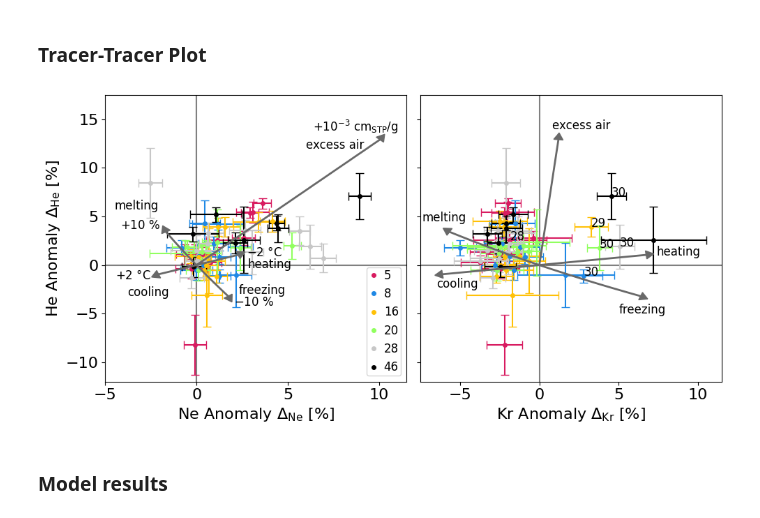
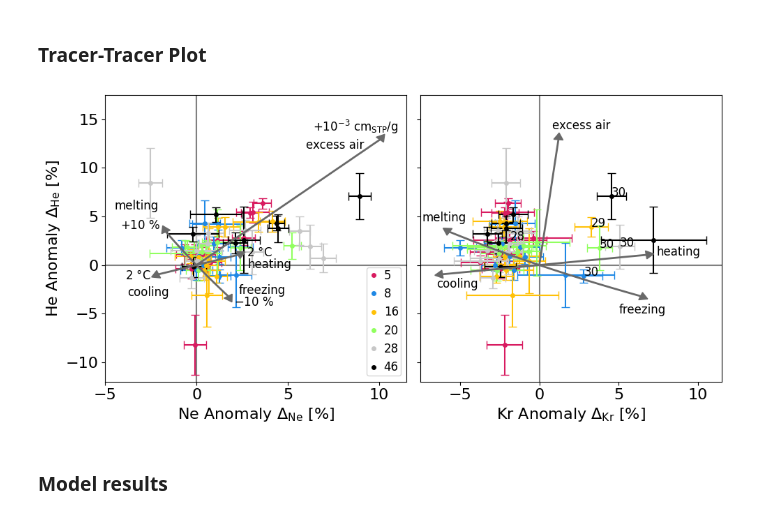
Before and after one commit to TeamPAGOS/Resources-New-Noble-Gas-Derived-Parameterizations-of-Arctic-Air-Sea-Ice-Gas-Exchange-Processes, a Jupyter notebook: Paper copy.ipynb, the cells around one changed output. Drawn from its saved outputs; the diff is of its cells as text; code cells hidden in the pictures.

```diff
--- a/Paper copy.ipynb
+++ b/Paper copy.ipynb
@@ -263,36 +263,36 @@ ax[1].text(7.4,0.8,'heating',rotation=6.3, size = txtsize)
 ax[0].text(2,-8.6,'net freezing',rotation=-47, size = txtsize)
 ax[0].text(-4.5,4,'net melting',rotation=-51, size = txtsize)
 ax[1].text(4,-6,'net freezing',rotation=-19, size = txtsize)
 ax[1].text(-7.4,3,'net melting',rotation=-25, size = txtsize)
 ax[0].text(4,6.8,'excess air',rotation=35, size = txtsize)
 ax[1].text(1.2,11,'excess air',rotation=81, size = txtsize)"""
 ax[0].text(-3.8,-3.2,'cooling',rotation=0, size = txtsize)
 ax[0].text(2.8,-0.3,'heating',rotation=0, size = txtsize)
 ax[1].text(-6.5,-2.3,'cooling',rotation=0, size = txtsize)
 ax[1].text(7.4,1,'heating',rotation=0, size = txtsize)
 ax[0].text(2.3,-3,'freezing',rotation=0, size = txtsize)
 ax[0].text(-4.5,5.7,'melting',rotation=0, size = txtsize)
 ax[1].text(5,-5,'freezing',rotation=0, size = txtsize)
 ax[1].text(-7.4,4.5,'melting',rotation=0, size = txtsize)
 ax[0].text(6,12,'excess air',rotation=0, size = txtsize)
 ax[1].text(0.8,14,'excess air',rotation=0, size = txtsize)
 
 # numbers for parameters
-ax[0].text(coolheat_deltas['Ne'][-1]*1.2, coolheat_deltas['He'][-1]*1.2, '$+2$ \u00b0C', size=txtsize, va='center', ha='right')
-ax[0].text(coolheat_deltas['Ne'][0]*1.2, coolheat_deltas['He'][0]*1.2, '$-2$ \u00b0C', size=txtsize, va='center', ha='left')
+ax[0].text(coolheat_deltas['Ne'][-1]*1.2, coolheat_deltas['He'][-1]*1.2, '$2$ \u00b0C', size=txtsize, va='center', ha='right')
+ax[0].text(coolheat_deltas['Ne'][0]*1.2, coolheat_deltas['He'][0]*1.2, '$2$ \u00b0C', size=txtsize, va='center', ha='left')
 ax[0].text(freezemelt_deltas['Ne'][-1]*1.2, freezemelt_deltas['He'][-1]*1.2, '$-10$ %', size=txtsize, va='center', ha='left')
 ax[0].text(freezemelt_deltas['Ne'][0]*1.2, freezemelt_deltas['He'][0]*1.2, '$+10$ %', size=txtsize, va='center', ha='right')
 ax[0].text(excessair_deltas['Ne'][-1]*1.1, excessair_deltas['He'][-1]*1.1, '$+10^{-3}$ cm$_{\\text{STP}}$/g', size=txtsize, va='center', ha='right')
 
 ## general format
 ax[0].set_ylabel('He Anomaly $\\Delta_\\text{He}$ [%]', fontsize =16)
 ax[0].legend([Line2D([0], [0], marker="o", ms = 4, color=vacao_colors[s], linewidth=0) for s in vacao_colors.keys()],vacao_colors.keys(), fontsize = txtsize, loc='lower right',
              ncol=1, borderpad = 0.18, handlelength=0.8, handletextpad=0.5)
 
 fig.tight_layout()
 plt.savefig('plots/paper/Tracer-Tracer_Plot.pdf', dpi =900,bbox_inches='tight')
 # %% [output]
-[figure, old version]
+[figure, new version]
 # %% [markdown]
 ### Model results
 # %%
```
Also changed, not shown: parts of 4 cells of this notebook.
